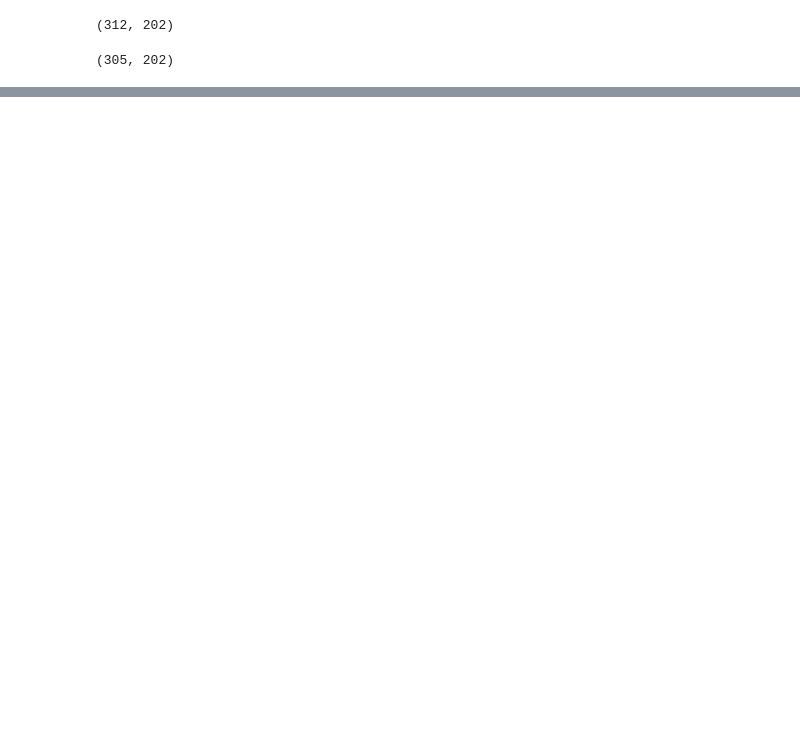
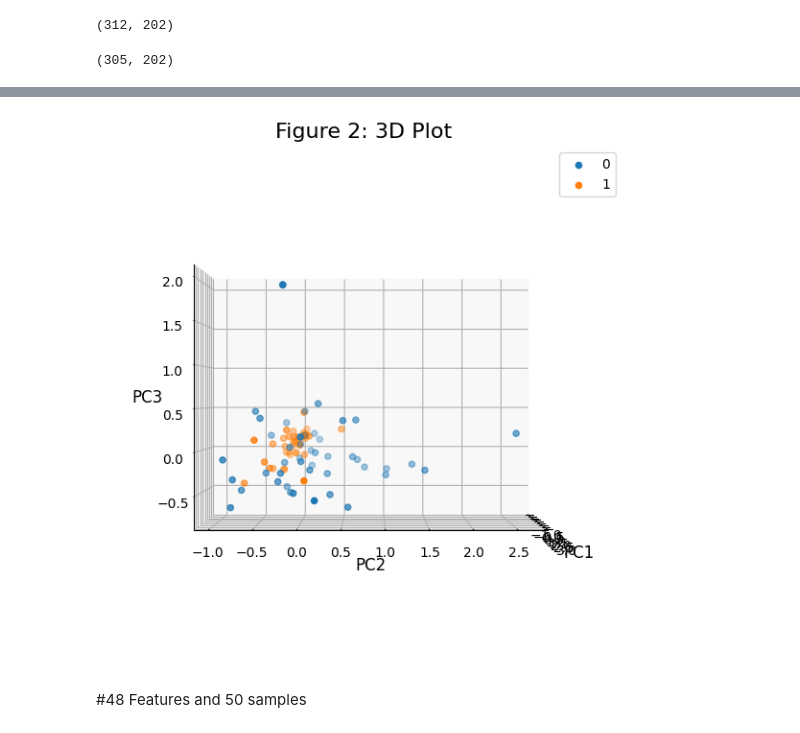
Before and after one commit to nadunchanna98/Multi-Omic-Cervical-Cancer-Machine-Learning-Data-Processing, a Jupyter notebook: PCA_methylation450K_ipynb.ipynb, the cells around one changed output, grey strips where cells are left out. Drawn from its saved outputs; the diff is of its cells as text; code cells hidden in the pictures; blank space fills up the shorter version.

```diff
--- a/PCA_methylation450K_ipynb.ipynb
+++ b/PCA_methylation450K_ipynb.ipynb
@@ -107,0 +258,27 @@ plt.show()
+# %%
+fig = plt.figure(figsize=(12,7))
+ax = fig.add_subplot(111, projection='3d')
+
+for l in np.unique(target):
+ ix=np.where(target==l)
+ ax.scatter(PC1[ix],
+            PC2[ix],
+            PC3[ix],
+           label=label[l])
+
+ax.set_xlabel("PC1",
+              fontsize=12)
+ax.set_ylabel("PC2",
+              fontsize=12)
+ax.set_zlabel("PC3",
+              fontsize=12)
+
+ax.view_init(0, 0)  # Rotate 0 degrees counterclockwise around z-axis and tilt 0 degrees
+ax.legend()
+plt.title("Figure 2: 3D Plot",
+          fontsize=16)
+plt.show()
+# %% [output]
+[figure, added]
+# %% [markdown]
+#48 Features and 50 samples
```
Also changed, not shown: parts of 51 cells of this notebook.
